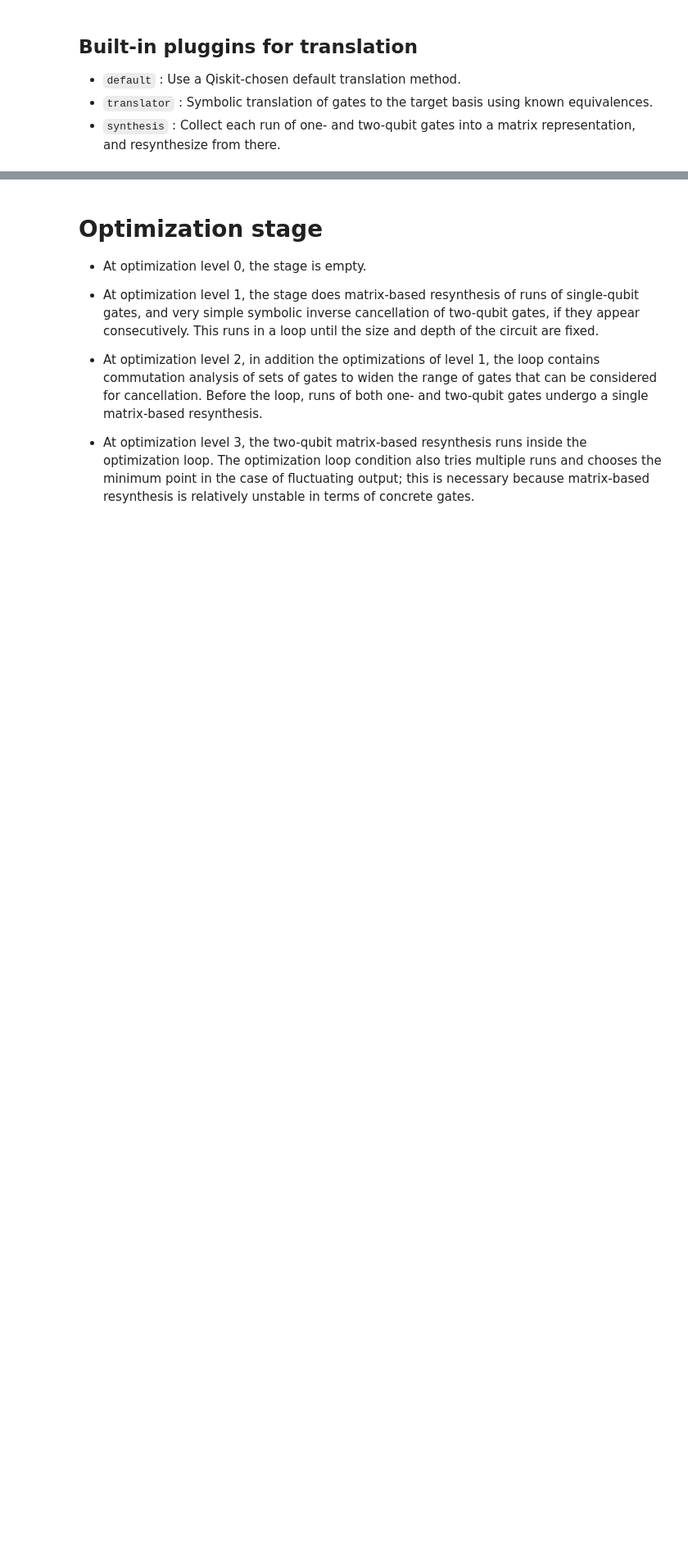
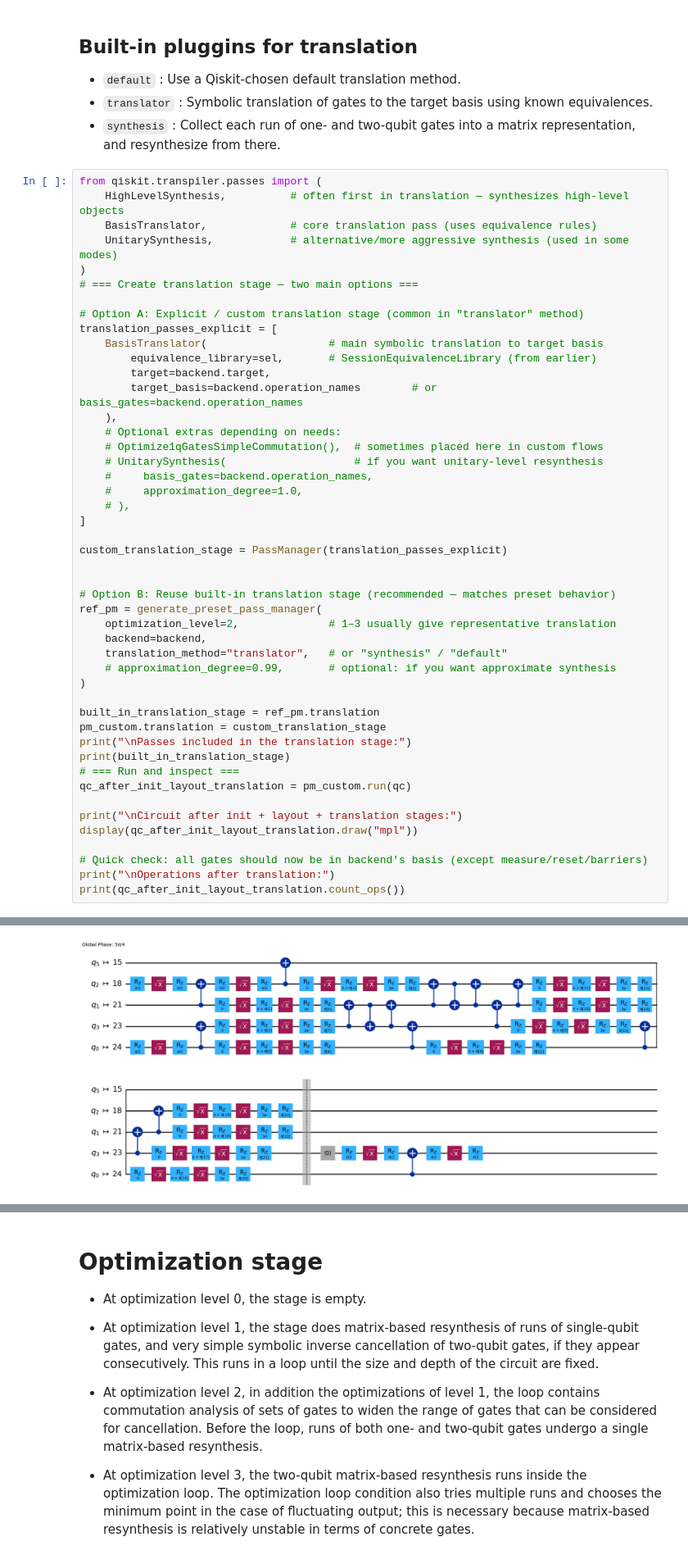
Before and after one commit to drmithileshkumar/qiskit, a Jupyter notebook: 14_Transpilation.ipynb, the cells around one changed output, grey strips where cells are left out. Shown at 82% size. Drawn from its saved outputs; the diff is of its cells as text; blank space fills up the shorter version.

```diff
--- a/14_Transpilation.ipynb
+++ b/14_Transpilation.ipynb
@@ -871,3 +932,51 @@ TranspileLayout(initial_layout=Layout({
 * `default` :	Use a Qiskit-chosen default translation method.
 * `translator` :	Symbolic translation of gates to the target basis using known equivalences.
 * `synthesis` :	Collect each run of one- and two-qubit gates into a matrix representation, and resynthesize from there.
+# %%
+from qiskit.transpiler.passes import (
+    HighLevelSynthesis,          # often first in translation — synthesizes high-level objects
+    BasisTranslator,             # core translation pass (uses equivalence rules)
+    UnitarySynthesis,            # alternative/more aggressive synthesis (used in some modes)
+)
+# === Create translation stage — two main options ===
+
+# Option A: Explicit / custom translation stage (common in "translator" method)
+translation_passes_explicit = [
+    BasisTranslator(                   # main symbolic translation to target basis
+        equivalence_library=sel,       # SessionEquivalenceLibrary (from earlier)
+        target=backend.target,
+        target_basis=backend.operation_names        # or basis_gates=backend.operation_names
+    ),
+    # Optional extras depending on needs:
+    # Optimize1qGatesSimpleCommutation(),  # sometimes placed here in custom flows
+    # UnitarySynthesis(                    # if you want unitary-level resynthesis
+    #     basis_gates=backend.operation_names,
+    #     approximation_degree=1.0,
+    # ),
+]
+
+custom_translation_stage = PassManager(translation_passes_explicit)
+
+
+# Option B: Reuse built-in translation stage (recommended — matches preset behavior)
+ref_pm = generate_preset_pass_manager(
+    optimization_level=2,              # 1–3 usually give representative translation
+    backend=backend,
+    translation_method="translator",   # or "synthesis" / "default"
+    # approximation_degree=0.99,       # optional: if you want approximate synthesis
+)
+
+built_in_translation_stage = ref_pm.translation
+pm_custom.translation = custom_translation_stage
+print("\nPasses included in the translation stage:")
+print(built_in_translation_stage)
+# === Run and inspect ===
+qc_after_init_layout_translation = pm_custom.run(qc)
+
+print("\nCircuit after init + layout + translation stages:")
+display(qc_after_init_layout_translation.draw("mpl"))
+
+# Quick check: all gates should now be in backend's basis (except measure/reset/barriers)
+print("\nOperations after translation:")
+print(qc_after_init_layout_translation.count_ops())
+# %% [output]
@@ -873,0 +987 @@ TranspileLayout(initial_layout=Layout({
+[figure, added]
```
Also changed, not shown: parts of 9 cells of this notebook.
